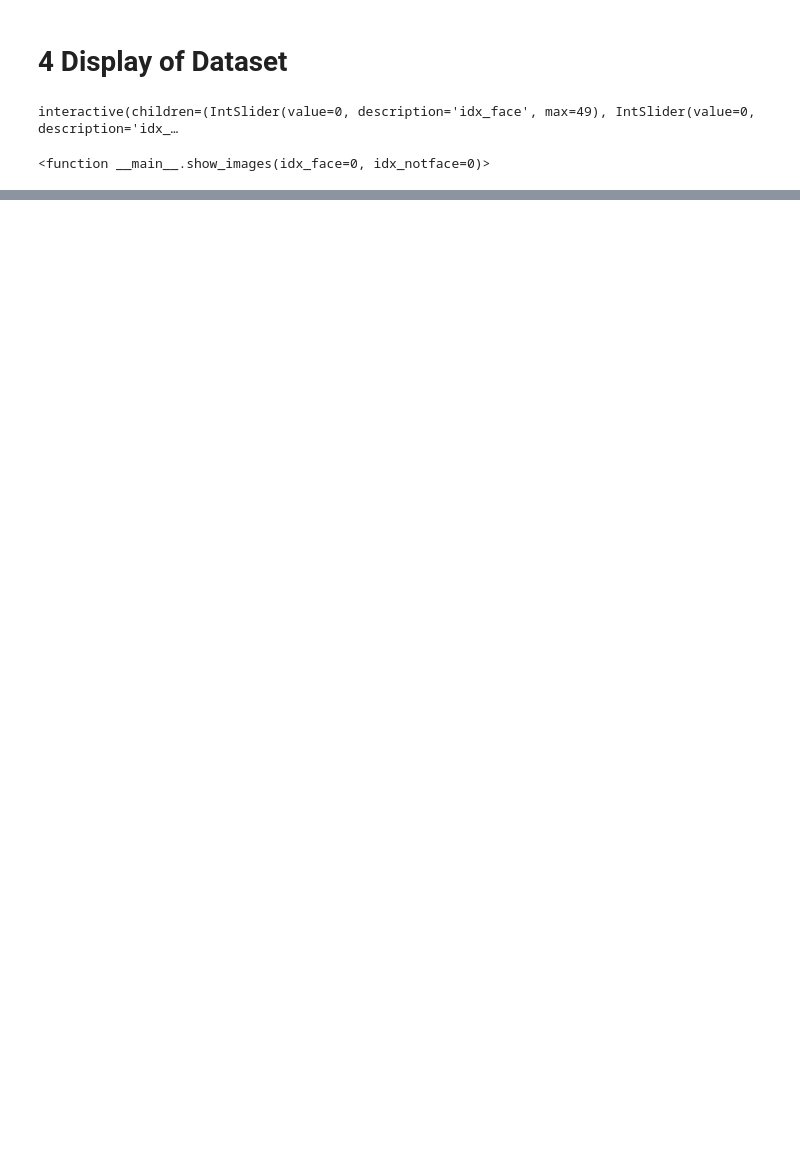
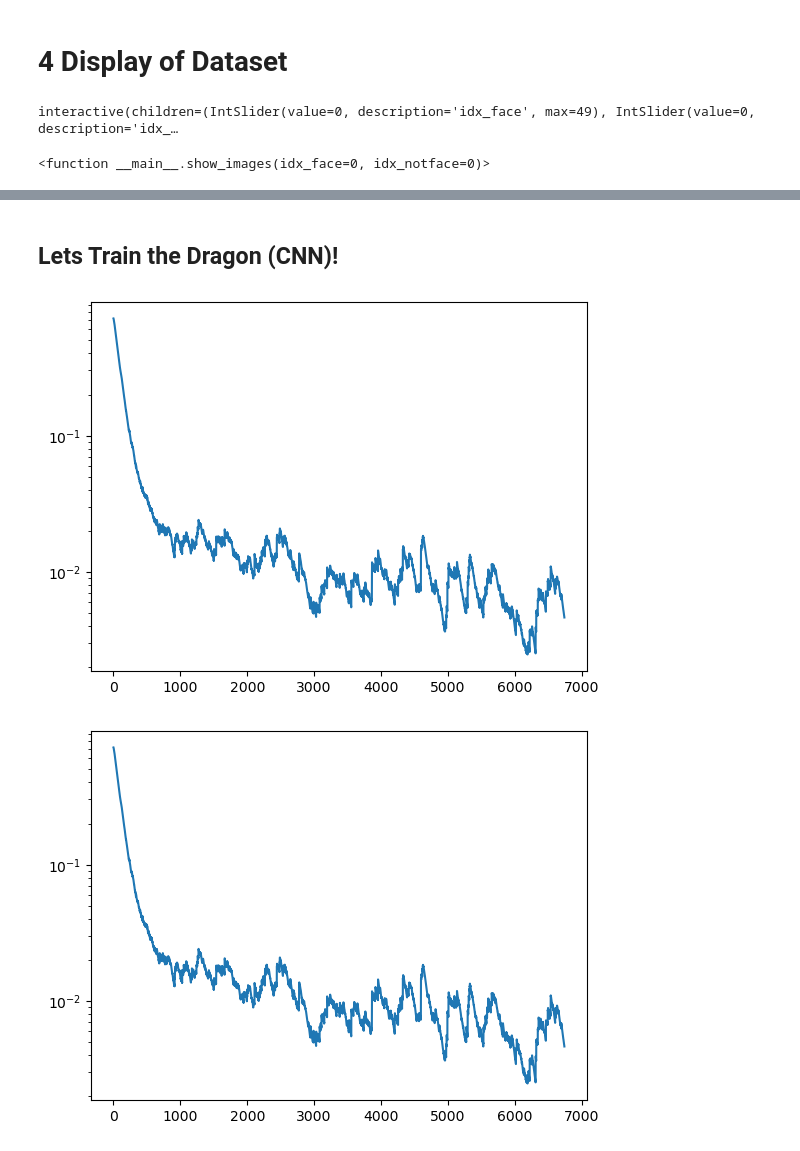
Before and after one commit to code4geoai/deeplearning, a Jupyter notebook: HayatLabs/HLab4_Practice1.ipynb, the cells around one changed output, grey strips where cells are left out. Cells and saved outputs as stored; diff of their text form; code cells hidden in the pictures; blank space fills up the shorter version.

Commit message:
'learning continue'

```diff
--- a/HayatLabs/HLab4_Practice1.ipynb
+++ b/HayatLabs/HLab4_Practice1.ipynb
@@ -98,0 +252,12 @@ interactive(children=(IntSlider(value=0, description='idx_face', max=49), IntSli
+# %%
+#5 Setting Parameters
+params = dict (
+    batch_size=32,
+    num_epochs = 2,
+    learning_rate = 5e-4,
+)
+loss_fn = nn.BCEWithLogitsLoss()
+optimizer = optim.Adam(standard_classifier.parameters(),lr = params['learning_rate'])
+
+loss_history = mdl.util.LossHistory(smoothing_factor=0.99)
+plotter = mdl.util.PeriodicPlotter(sec=2, scale='semilogy')
@@ -98,0 +348,42 @@ interactive(children=(IntSlider(value=0, description='idx_face', max=49), IntSli
+# %% [markdown]
+## Lets Train the Dragon (CNN)!
+# %%
+# 6 Training
+
+if hasattr(tqdm, '._instances'):
+    tqdm._instances.clear()
+
+standard_classifier.train()
+
+def standard_train_step(x,y):
+    x = torch.from_numpy(x).float().to('cuda')
+    y = torch.from_numpy(y).float().to('cuda')
+
+    #Clear the gradient
+    optimizer.zero_grad()
+
+    #feed the images
+    logits = standard_classifier(x)
+
+    # Compute the loss
+    loss = loss_fn(logits,y)
+
+    # backward propogation
+    loss.backward()
+    optimizer.step()
+    return loss
+
+# Training Loop
+for epoch in range(params['num_epochs']):
+    for idx in (range (loader.get_train_size() // params['batch_size'])):
+        # grab a batch and propogate through the network
+        x,y = loader.get_batch(params['batch_size'])
+        loss = standard_train_step(x,y)
+        loss_value = loss.detach().cpu().numpy()
+
+        #Record the loss and plot
+        loss_history.append(loss_value)
+        plotter.plot(loss_history.get())
+# %% [output]
+[figure, added]
+[figure, added]
```
Also changed, not shown: parts of 11 cells of this notebook, 1 other file.
